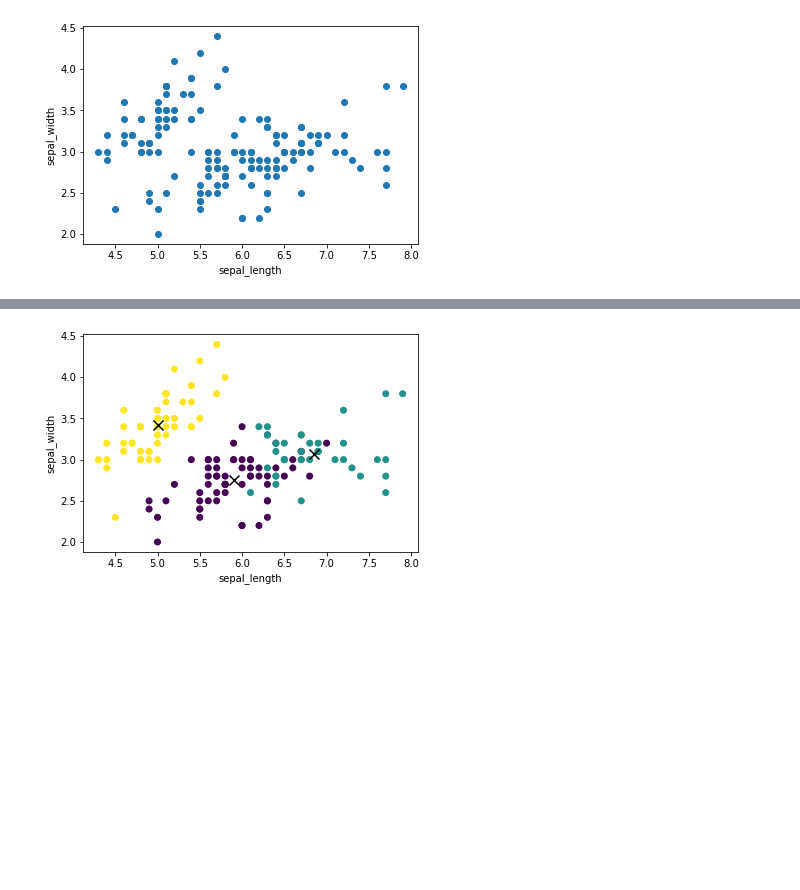
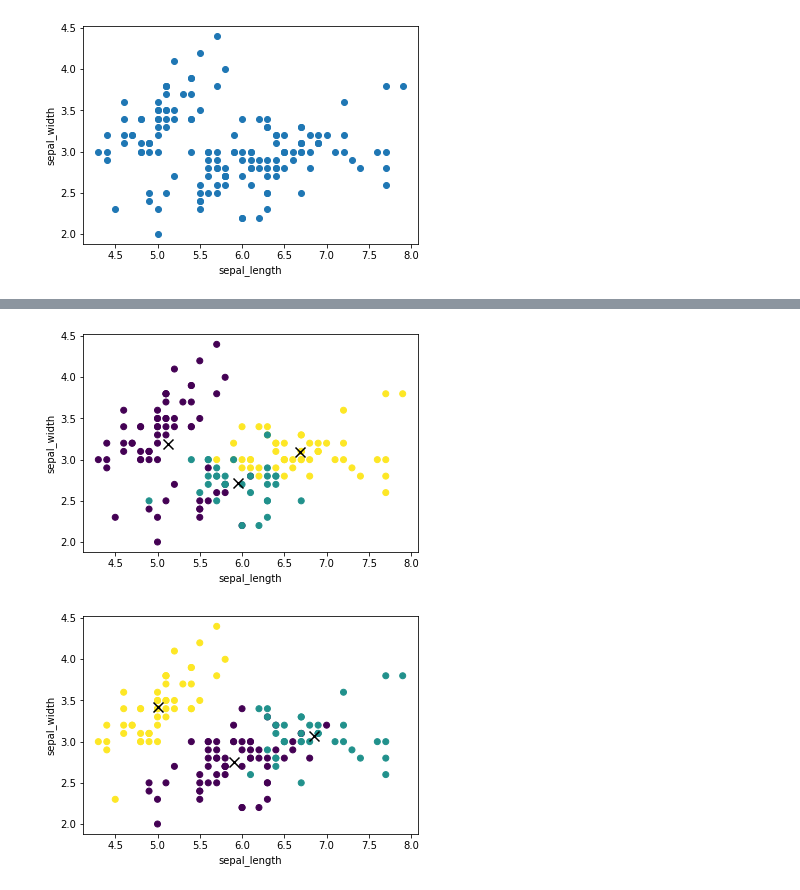
Before and after one commit to ozefreitas/SIB, a Jupyter notebook: scripts/eval1.ipynb, the cells around one changed output, grey strips where cells are left out. Drawn from its saved outputs; the diff is of its cells as text; code cells hidden in the pictures; blank space fills up the shorter version.

```diff
--- a/scripts/eval1.ipynb
+++ b/scripts/eval1.ipynb
@@ -132,3 +133,11 @@ ValueError: operands could not be broadcast together with shapes (4,) (150,)
+# %%
+plt.scatter(iris.X[:,c1], iris.X[:,c2],c=clust)
+plt.scatter(cent[:,c1],cent[:,c2], s = 100, c = 'black',marker='x')
+plt.xlabel(iris._xnames[c1])
+plt.ylabel(iris._xnames[c2])
+plt.show()
+# %% [output]
+[figure, added]
 # %%
 plt.scatter(iris.X[:,c1], iris.X[:,c2],c=clust)
 plt.scatter(cent[:,c1],cent[:,c2], s = 100, c = 'black',marker='x')
```
Also changed, not shown: parts of 2 cells of this notebook, 1 other file.
